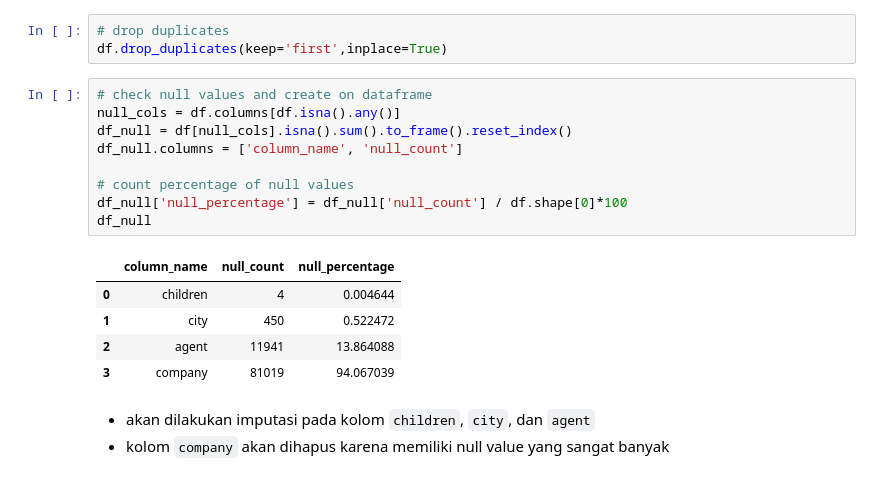
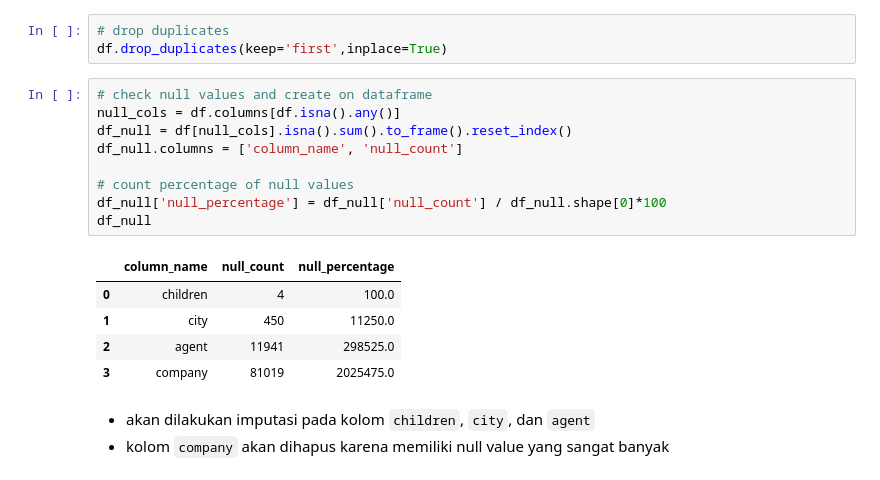
Before and after one commit to masendhy/investigate_hotel_business, a Jupyter notebook: Investigate_Hotel_Business.ipynb, the cells around one changed output. Drawn from its saved outputs; the diff is of its cells as text.

```diff
--- a/Investigate_Hotel_Business.ipynb
+++ b/Investigate_Hotel_Business.ipynb
@@ -94,18 +111,18 @@ df.drop_duplicates(keep='first',inplace=True)
 # %%
 # check null values and create on dataframe
 null_cols = df.columns[df.isna().any()]
 df_null = df[null_cols].isna().sum().to_frame().reset_index()
 df_null.columns = ['column_name', 'null_count']
 
 # count percentage of null values
-df_null['null_percentage'] = df_null['null_count'] / df.shape[0]*100
+df_null['null_percentage'] = df_null['null_count'] / df_null.shape[0]*100
 df_null
 # %% [output]
 |  | column_name | null_count | null_percentage |
-| 0 | children | 4 | 0.004644 |
-| 1 | city | 450 | 0.522472 |
-| 2 | agent | 11941 | 13.864088 |
-| 3 | company | 81019 | 94.067039 |
+| 0 | children | 4 | 100.0 |
+| 1 | city | 450 | 11250.0 |
+| 2 | agent | 11941 | 298525.0 |
+| 3 | company | 81019 | 2025475.0 |
 # %% [markdown]
 * akan dilakukan imputasi pada kolom `children`, `city`, dan `agent`
 * kolom `company` akan dihapus karena memiliki null value yang sangat banyak
```
Also changed, not shown: parts of 19 cells of this notebook.
